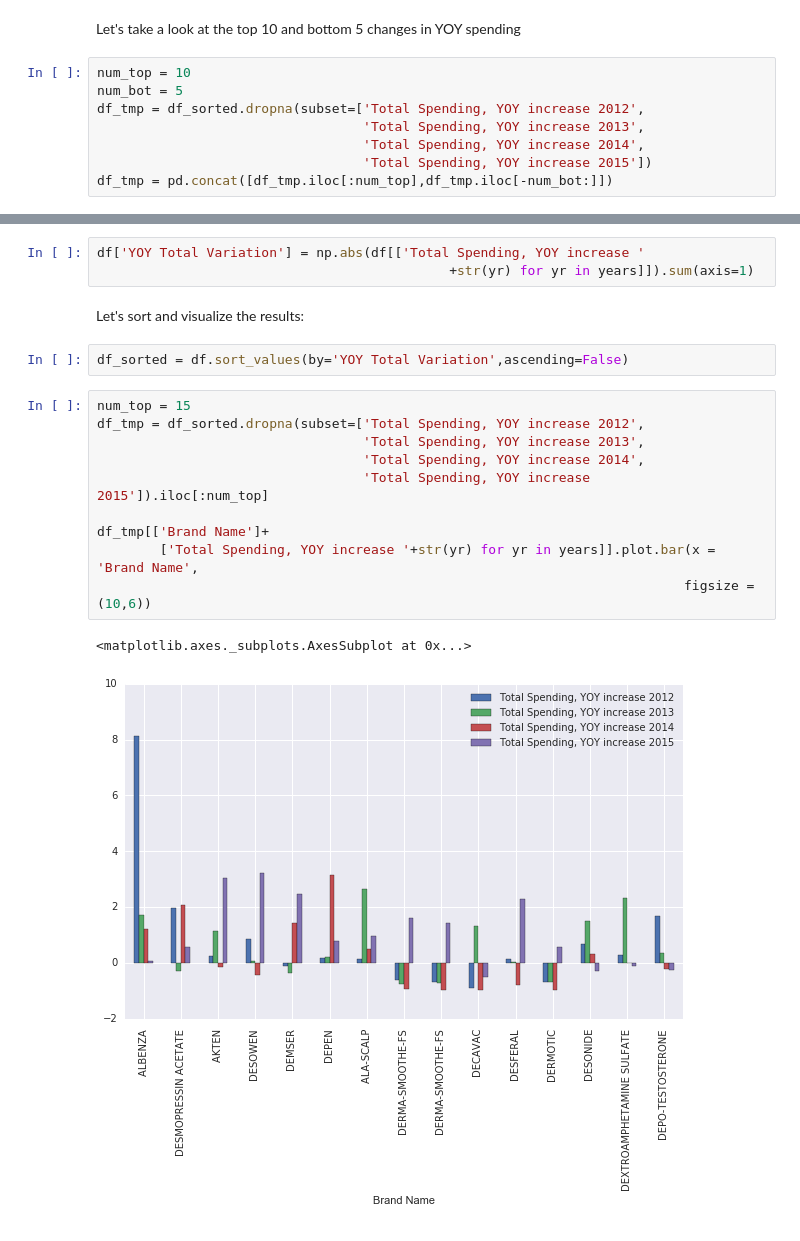
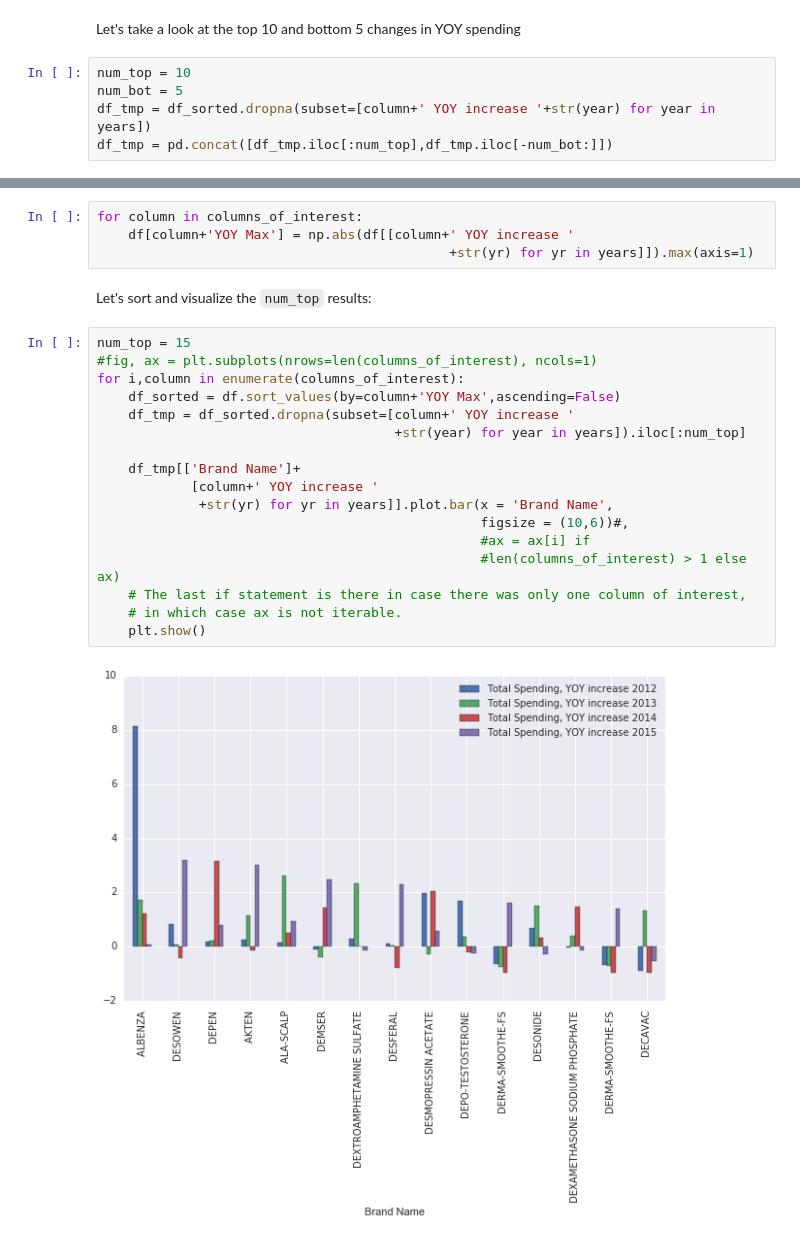
Before and after one commit to davidlibland/drug-spending, a Jupyter notebook: drugs_w_lrg_yr-yr_increases/Year_Over_Year_Increases_Part_D.ipynb, the cells around one changed output, grey strips where cells are left out. Cells and saved outputs as stored; diff of their text form.

Commit message:
Now rank via the max of the YOY increase over the measured years.

```diff
--- a/drugs_w_lrg_yr-yr_increases/Year_Over_Year_Increases_Part_D.ipynb
+++ b/drugs_w_lrg_yr-yr_increases/Year_Over_Year_Increases_Part_D.ipynb
@@ -63,10 +67,7 @@ Let's take a look at the top 10 and bottom 5 changes in YOY spending
 # %%
 num_top = 10
 num_bot = 5
-df_tmp = df_sorted.dropna(subset=['Total Spending, YOY increase 2012',
-                                  'Total Spending, YOY increase 2013',
-                                  'Total Spending, YOY increase 2014',
-                                  'Total Spending, YOY increase 2015'])
+df_tmp = df_sorted.dropna(subset=[column+' YOY increase '+str(year) for year in years])
 df_tmp = pd.concat([df_tmp.iloc[:num_top],df_tmp.iloc[-num_bot:]])
 # %%
 df_tmp[['Brand Name']+
@@ -80,20 +81,25 @@ There seems to be a lot of variation in terms of YOY spending increase... So let
 # %%
-df['YOY Total Variation'] = np.abs(df[['Total Spending, YOY increase '
-                                             +str(yr) for yr in years]]).sum(axis=1)
+for column in columns_of_interest:
+    df[column+'YOY Max'] = np.abs(df[[column+' YOY increase '
+                                             +str(yr) for yr in years]]).max(axis=1)
 # %% [markdown]
-Let's sort and visualize the results:
+Let's sort and visualize the `num_top` results:
-# %%
-df_sorted = df.sort_values(by='YOY Total Variation',ascending=False)
-# %%
-num_top = 15
-df_tmp = df_sorted.dropna(subset=['Total Spending, YOY increase 2012',
-                                  'Total Spending, YOY increase 2013',
-                                  'Total Spending, YOY increase 2014',
-                                  'Total Spending, YOY increase 2015']).iloc[:num_top]
-
-df_tmp[['Brand Name']+
-        ['Total Spending, YOY increase '+str(yr) for yr in years]].plot.bar(x = 'Brand Name',
-                                                                           figsize = (10,6))
-# %% [output]
-<matplotlib.axes._subplots.AxesSubplot at 0x...>
-[figure, removed]
+# %%
+num_top = 15
+#fig, ax = plt.subplots(nrows=len(columns_of_interest), ncols=1)
+for i,column in enumerate(columns_of_interest):
+    df_sorted = df.sort_values(by=column+'YOY Max',ascending=False)
+    df_tmp = df_sorted.dropna(subset=[column+' YOY increase '
+                                      +str(year) for year in years]).iloc[:num_top]
+
+    df_tmp[['Brand Name']+
+            [column+' YOY increase '
+             +str(yr) for yr in years]].plot.bar(x = 'Brand Name',
+                                                 figsize = (10,6))#,
+                                                 #ax = ax[i] if
+                                                 #len(columns_of_interest) > 1 else ax)
+    # The last if statement is there in case there was only one column of interest,
+    # in which case ax is not iterable.
+    plt.show()
+# %% [output]
+[figure, added]
```
Also changed, not shown: parts of 6 cells of this notebook.
